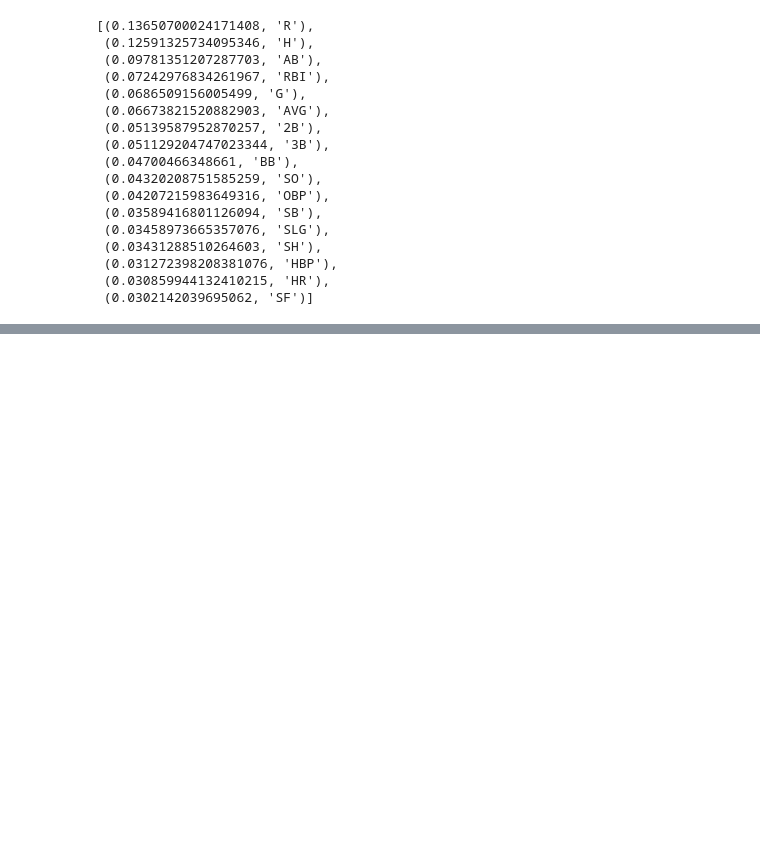
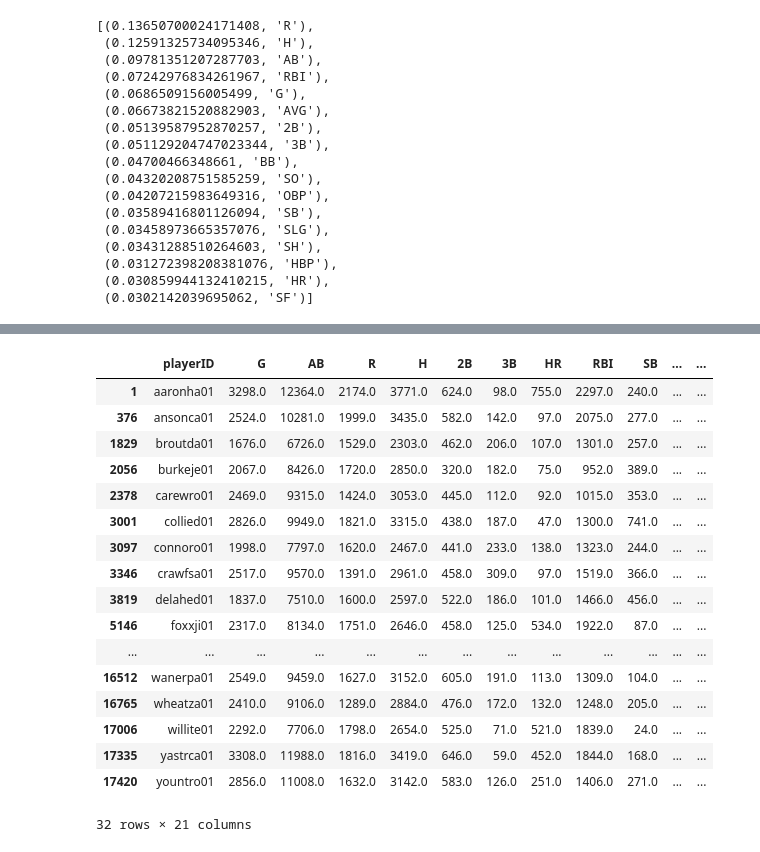
Before and after one commit to greensleeves8/Final_Project_Baseball, a Jupyter notebook: Machine Learning Models/Batter_RFCModel.ipynb, the cells around one changed output, grey strips where cells are left out. Cells and saved outputs as stored; diff of their text form; code cells hidden in the pictures; blank space fills up the shorter version.

Commit message:
Cleaned ML Models, added Probabilities, added correlated features PDF

```diff
--- a/Machine Learning Models/Batter_RFCModel.ipynb
+++ b/Machine Learning Models/Batter_RFCModel.ipynb
@@ -142,0 +220,7 @@ sorted(zip(rf_model.feature_importances_, X.columns), reverse=True)
+# %%
+# Split the list into two lists
+N_proba, Y_proba = map(list, zip(*prediction_proba))
+# %%
+# Create a column with the probability for a Yes
+hall_batter_df["Yes HOF Probability"] = Y_proba
+hall_batter_df
@@ -142,0 +241,5 @@ sorted(zip(rf_model.feature_importances_, X.columns), reverse=True)
+# %%
+# Convert "Yes HOF Probability" column from object to float64
+hall_batter_df["Yes HOF Probability"] = pd.to_numeric(hall_batter_df["Yes HOF Probability"])
+# %%
+hall_batter_df["Yes HOF Probability"] = 100 * hall_batter_df["Yes HOF Probability"]
@@ -142,0 +262,21 @@ sorted(zip(rf_model.feature_importances_, X.columns), reverse=True)
+# %%
+hall_batter_df.loc[(hall_batter_df['Yes HOF Probability'] >= 90)]
+# %% [output]
+|  | playerID | G | AB | R | H | 2B | 3B | HR | RBI | SB | ... | ... |
+| 1 | aaronha01 | 3298.0 | 12364.0 | 2174.0 | 3771.0 | 624.0 | 98.0 | 755.0 | 2297.0 | 240.0 | ... | ... |
+| 376 | ansonca01 | 2524.0 | 10281.0 | 1999.0 | 3435.0 | 582.0 | 142.0 | 97.0 | 2075.0 | 277.0 | ... | ... |
+| 1829 | broutda01 | 1676.0 | 6726.0 | 1529.0 | 2303.0 | 462.0 | 206.0 | 107.0 | 1301.0 | 257.0 | ... | ... |
+| 2056 | burkeje01 | 2067.0 | 8426.0 | 1720.0 | 2850.0 | 320.0 | 182.0 | 75.0 | 952.0 | 389.0 | ... | ... |
+| 2378 | carewro01 | 2469.0 | 9315.0 | 1424.0 | 3053.0 | 445.0 | 112.0 | 92.0 | 1015.0 | 353.0 | ... | ... |
+| 3001 | collied01 | 2826.0 | 9949.0 | 1821.0 | 3315.0 | 438.0 | 187.0 | 47.0 | 1300.0 | 741.0 | ... | ... |
+| 3097 | connoro01 | 1998.0 | 7797.0 | 1620.0 | 2467.0 | 441.0 | 233.0 | 138.0 | 1323.0 | 244.0 | ... | ... |
+| 3346 | crawfsa01 | 2517.0 | 9570.0 | 1391.0 | 2961.0 | 458.0 | 309.0 | 97.0 | 1519.0 | 366.0 | ... | ... |
+| 3819 | delahed01 | 1837.0 | 7510.0 | 1600.0 | 2597.0 | 522.0 | 186.0 | 101.0 | 1466.0 | 456.0 | ... | ... |
+| 5146 | foxxji01 | 2317.0 | 8134.0 | 1751.0 | 2646.0 | 458.0 | 125.0 | 534.0 | 1922.0 | 87.0 | ... | ... |
+| ... | ... | ... | ... | ... | ... | ... | ... | ... | ... | ... | ... | ... |
+| 16512 | wanerpa01 | 2549.0 | 9459.0 | 1627.0 | 3152.0 | 605.0 | 191.0 | 113.0 | 1309.0 | 104.0 | ... | ... |
+| 16765 | wheatza01 | 2410.0 | 9106.0 | 1289.0 | 2884.0 | 476.0 | 172.0 | 132.0 | 1248.0 | 205.0 | ... | ... |
+| 17006 | willite01 | 2292.0 | 7706.0 | 1798.0 | 2654.0 | 525.0 | 71.0 | 521.0 | 1839.0 | 24.0 | ... | ... |
+| 17335 | yastrca01 | 3308.0 | 11988.0 | 1816.0 | 3419.0 | 646.0 | 59.0 | 452.0 | 1844.0 | 168.0 | ... | ... |
+| 17420 | yountro01 | 2856.0 | 11008.0 | 1632.0 | 3142.0 | 583.0 | 126.0 | 251.0 | 1406.0 | 271.0 | ... | ... |
+32 rows × 21 columns
```
Also changed, not shown: parts of 11 cells of this notebook, 5 other files.
